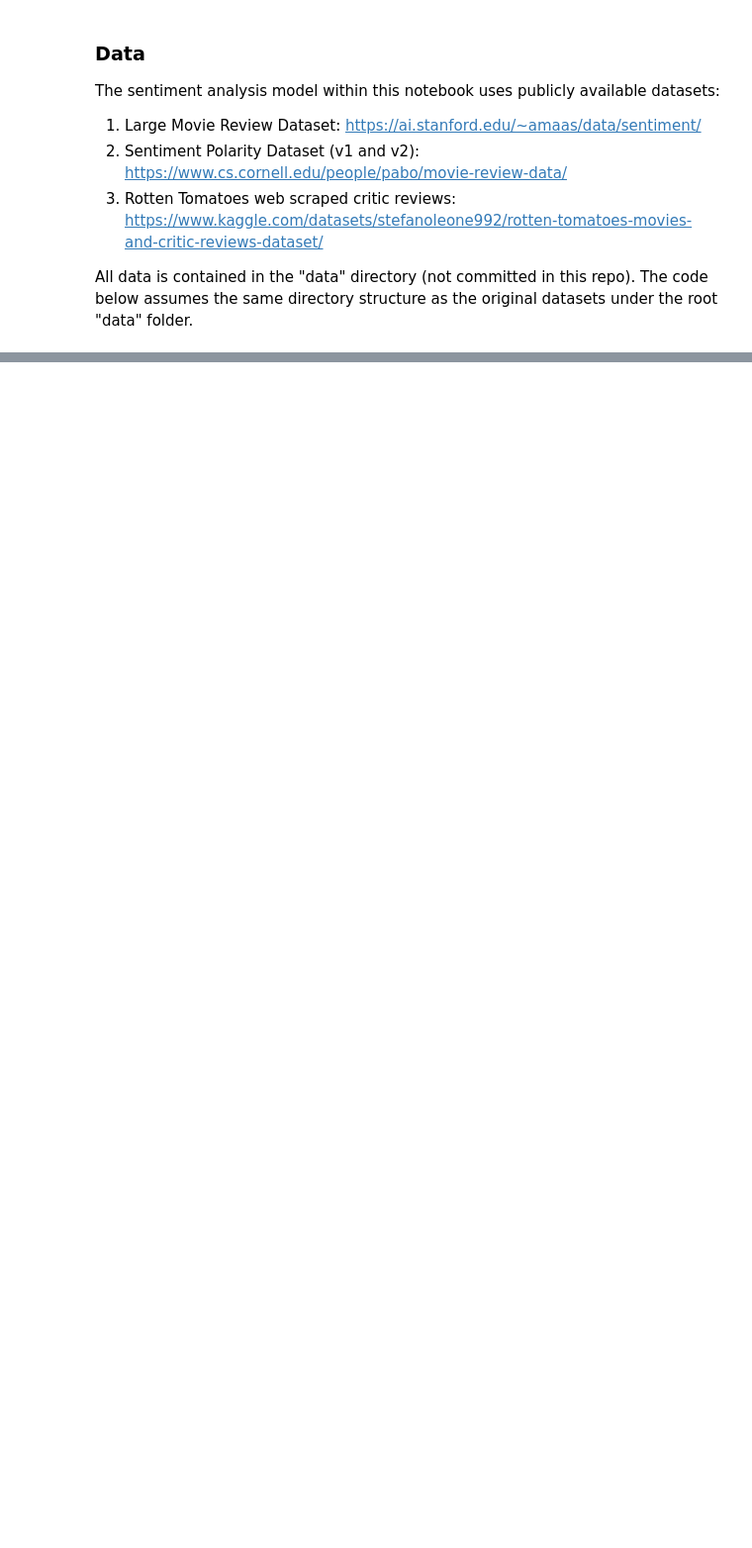
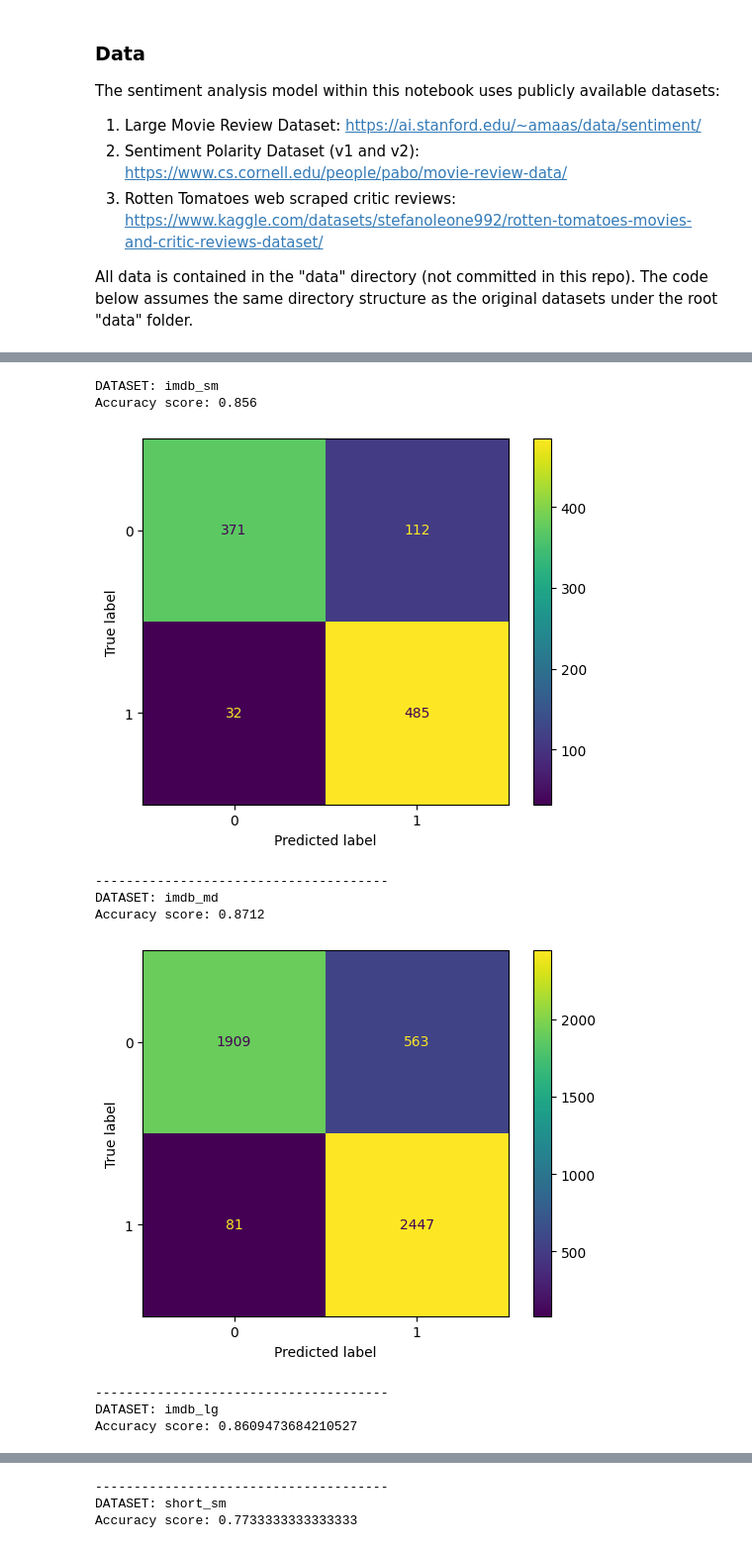
Before and after one commit to kasvoy/SentimentCNN, a Jupyter notebook: sentiment_classifier.ipynb, the cells around one changed output, grey strips where cells are left out. Shown at 99% size. Cells and saved outputs as stored; diff of their text form; code cells hidden in the pictures; blank space fills up the shorter version.

Commit message:
Proper testing loop

```diff
--- a/sentiment_classifier.ipynb
+++ b/sentiment_classifier.ipynb
@@ -152,7 +157,7 @@ net = NeuralNetClassifier(
     module__n_units=500,
     module__dropout_p=0.6,
     module__n_hidden=2,
-    lr = 0.0001,
+    lr = 0.001,
     criterion=nn.BCEWithLogitsLoss,
     device='cuda',
     max_epochs=15,
@@ -181,0 +268,37 @@ net.fit(X_train, y_train)
+# %%
+from sklearn.metrics import accuracy_score, confusion_matrix, ConfusionMatrixDisplay
+
+test_sets = [(X_imdb_sm_test, y_imdb_sm_test, 'imdb_sm'), (X_imdb_md_test, y_imdb_md_test, 'imdb_md'), (X_imdb_lg_test, y_imdb_lg_test, 'imdb_lg'),
+             (X_short_sm_test, y_short_sm_test, 'short_sm'), (X_short_lg_test, y_short_lg_test, 'short_lg'),
+             (X_rotten_test, y_rotten_test, 'rotten_mix'), (X_long_test, y_long_test, 'long')]
+
+
+def test_loop(X, y, set_name, model):
+    print(f"DATASET: {set_name}")
+
+    pred = model.predict(X)
+
+    acc = accuracy_score(pred, y)
+    cm = confusion_matrix(y, pred)
+    disp = ConfusionMatrixDisplay(confusion_matrix=cm)
+
+    print(f"Accuracy score: {acc}")
+
+    disp.plot()
+    plt.show()
+
+    print('--------------------------------------')
+# %%
+for (X_test, y_test, name) in test_sets:
+    test_loop(X_test, y_test, set_name=name, model=net)
+# %% [output]
+DATASET: imdb_sm
+Accuracy score: 0.856
+[figure, added]
+--------------------------------------
+DATASET: imdb_md
+Accuracy score: 0.8712
+[figure, added]
+--------------------------------------
+DATASET: imdb_lg
+Accuracy score: 0.8609473684210527
@@ -181,0 +306,3 @@ net.fit(X_train, y_train)
+--------------------------------------
+DATASET: short_sm
+Accuracy score: 0.7733333333333333
```
Also changed, not shown: parts of 8 cells of this notebook, 1 other file.
